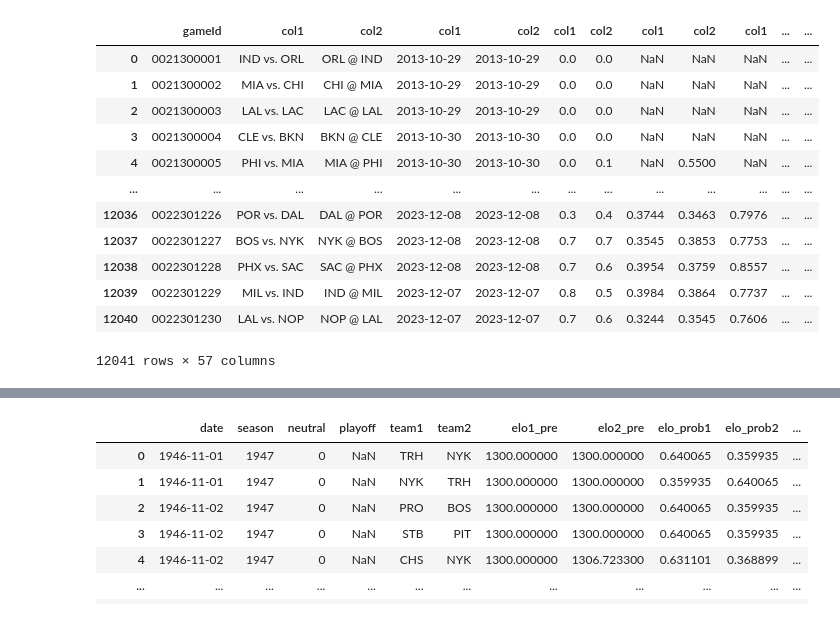
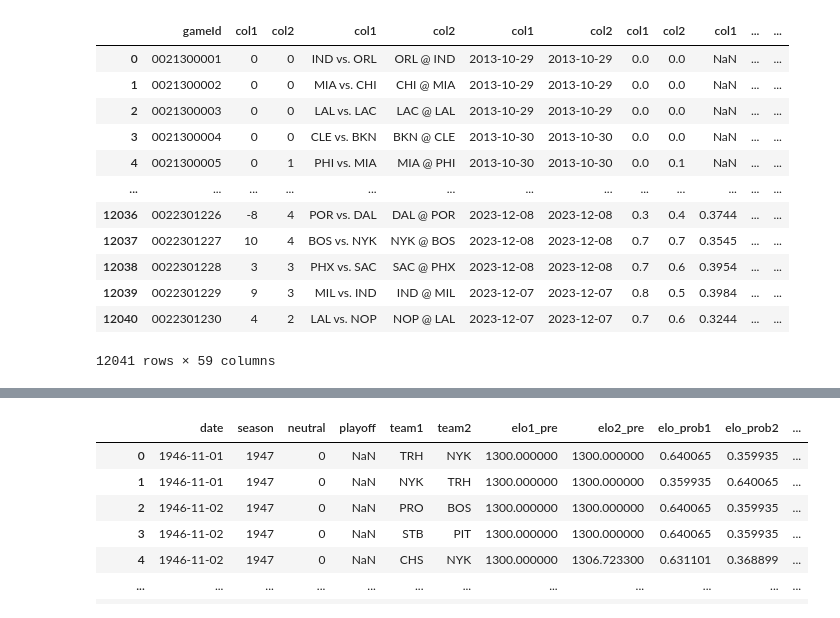
Before and after one commit to ddesangesl/PA-NBA, a Jupyter notebook: data_process/flat_dataset.ipynb, the cells around one changed output, grey strips where cells are left out. Saved outputs shown, nothing was run; the diff lists cells and outputs as text; code cells hidden in the pictures.

```diff
--- a/data_process/flat_dataset.ipynb
+++ b/data_process/flat_dataset.ipynb
@@ -23,32 +23,32 @@ df_stat_last_perf
 # %%
 df_stat_last_perf['col'] = df_stat_last_perf.groupby('gameId').cumcount() + 1
-df_stat_flatten = df_stat_last_perf.pivot_table(index='gameId', columns=df_stat_last_perf.groupby('gameId').cumcount() + 1, values=['teamId', 'GAME_DATE', 'DUEL', 'WL', 'NB_WIN_L'+nb_games,
+df_stat_flatten = df_stat_last_perf.pivot_table(index='gameId', columns=df_stat_last_perf.groupby('gameId').cumcount() + 1, values=['teamId', 'GAME_DATE', 'DUEL', 'WL', 'DIFF_W', 'NB_WIN_L'+nb_games,
        'PCT_TIR_REUSSI_L'+nb_games, 'PCT_3PTS_L'+ nb_games, 'PCT_LANCER_FRANC_L'+ nb_games,
        'estimatedOffensiveRating_L'+ nb_games, 'offensiveRating_L'+ nb_games,
        'estimatedDefensiveRating_L'+ nb_games, 'defensiveRating_L'+ nb_games,
        'estimatedNetRating_L'+ nb_games, 'netRating_L'+ nb_games, 'assistPercentage_L'+ nb_games,
        'assistToTurnover_L'+ nb_games, 'assistRatio_L'+ nb_games,
        'estimatedTeamTurnoverPercentage_L'+ nb_games, 'turnoverRatio_L'+ nb_games,
        'effectiveFieldGoalPercentage_L'+ nb_games, 'trueShootingPercentage_L'+ nb_games,
        'estimatedPace_L'+ nb_games, 'pace_L'+ nb_games, 'pacePer40_L'+ nb_games, 'PIE_L'+ nb_games, 'TOTAL_POINTS', 'teamName', 'W_CONFR_D'], aggfunc='first')
 
 df_stat_flatten.columns = [f'col{col[1]}' for col in df_stat_flatten.columns]
 
 
 df_stat_flatten = df_stat_flatten.reset_index()
 df_stat_flatten
 # %% [output]
 |  | gameId | col1 | col2 | col1 | col2 | col1 | col2 | col1 | col2 | col1 | ... | ... |
-| 0 | 0021300001 | IND vs. ORL | ORL @ IND | 2013-10-29 | 2013-10-29 | 0.0 | 0.0 | NaN | NaN | NaN | ... | ... |
-| 1 | 0021300002 | MIA vs. CHI | CHI @ MIA | 2013-10-29 | 2013-10-29 | 0.0 | 0.0 | NaN | NaN | NaN | ... | ... |
-| 2 | 0021300003 | LAL vs. LAC | LAC @ LAL | 2013-10-29 | 2013-10-29 | 0.0 | 0.0 | NaN | NaN | NaN | ... | ... |
-| 3 | 0021300004 | CLE vs. BKN | BKN @ CLE | 2013-10-30 | 2013-10-30 | 0.0 | 0.0 | NaN | NaN | NaN | ... | ... |
-| 4 | 0021300005 | PHI vs. MIA | MIA @ PHI | 2013-10-30 | 2013-10-30 | 0.0 | 0.1 | NaN | 0.5500 | NaN | ... | ... |
+| 0 | 0021300001 | 0 | 0 | IND vs. ORL | ORL @ IND | 2013-10-29 | 2013-10-29 | 0.0 | 0.0 | NaN | ... | ... |
+| 1 | 0021300002 | 0 | 0 | MIA vs. CHI | CHI @ MIA | 2013-10-29 | 2013-10-29 | 0.0 | 0.0 | NaN | ... | ... |
+| 2 | 0021300003 | 0 | 0 | LAL vs. LAC | LAC @ LAL | 2013-10-29 | 2013-10-29 | 0.0 | 0.0 | NaN | ... | ... |
+| 3 | 0021300004 | 0 | 0 | CLE vs. BKN | BKN @ CLE | 2013-10-30 | 2013-10-30 | 0.0 | 0.0 | NaN | ... | ... |
+| 4 | 0021300005 | 0 | 1 | PHI vs. MIA | MIA @ PHI | 2013-10-30 | 2013-10-30 | 0.0 | 0.1 | NaN | ... | ... |
 | ... | ... | ... | ... | ... | ... | ... | ... | ... | ... | ... | ... | ... |
-| 12036 | 0022301226 | POR vs. DAL | DAL @ POR | 2023-12-08 | 2023-12-08 | 0.3 | 0.4 | 0.3744 | 0.3463 | 0.7976 | ... | ... |
-| 12037 | 0022301227 | BOS vs. NYK | NYK @ BOS | 2023-12-08 | 2023-12-08 | 0.7 | 0.7 | 0.3545 | 0.3853 | 0.7753 | ... | ... |
-| 12038 | 0022301228 | PHX vs. SAC | SAC @ PHX | 2023-12-08 | 2023-12-08 | 0.7 | 0.6 | 0.3954 | 0.3759 | 0.8557 | ... | ... |
-| 12039 | 0022301229 | MIL vs. IND | IND @ MIL | 2023-12-07 | 2023-12-07 | 0.8 | 0.5 | 0.3984 | 0.3864 | 0.7737 | ... | ... |
-| 12040 | 0022301230 | LAL vs. NOP | NOP @ LAL | 2023-12-07 | 2023-12-07 | 0.7 | 0.6 | 0.3244 | 0.3545 | 0.7606 | ... | ... |
+| 12036 | 0022301226 | -8 | 4 | POR vs. DAL | DAL @ POR | 2023-12-08 | 2023-12-08 | 0.3 | 0.4 | 0.3744 | ... | ... |
+| 12037 | 0022301227 | 10 | 4 | BOS vs. NYK | NYK @ BOS | 2023-12-08 | 2023-12-08 | 0.7 | 0.7 | 0.3545 | ... | ... |
+| 12038 | 0022301228 | 3 | 3 | PHX vs. SAC | SAC @ PHX | 2023-12-08 | 2023-12-08 | 0.7 | 0.6 | 0.3954 | ... | ... |
+| 12039 | 0022301229 | 9 | 3 | MIL vs. IND | IND @ MIL | 2023-12-07 | 2023-12-07 | 0.8 | 0.5 | 0.3984 | ... | ... |
+| 12040 | 0022301230 | 4 | 2 | LAL vs. NOP | NOP @ LAL | 2023-12-07 | 2023-12-07 | 0.7 | 0.6 | 0.3244 | ... | ... |
-12041 rows × 57 columns
+12041 rows × 59 columns
 # %%
```
Also changed, not shown: parts of 11 cells of this notebook, 18 other files.
